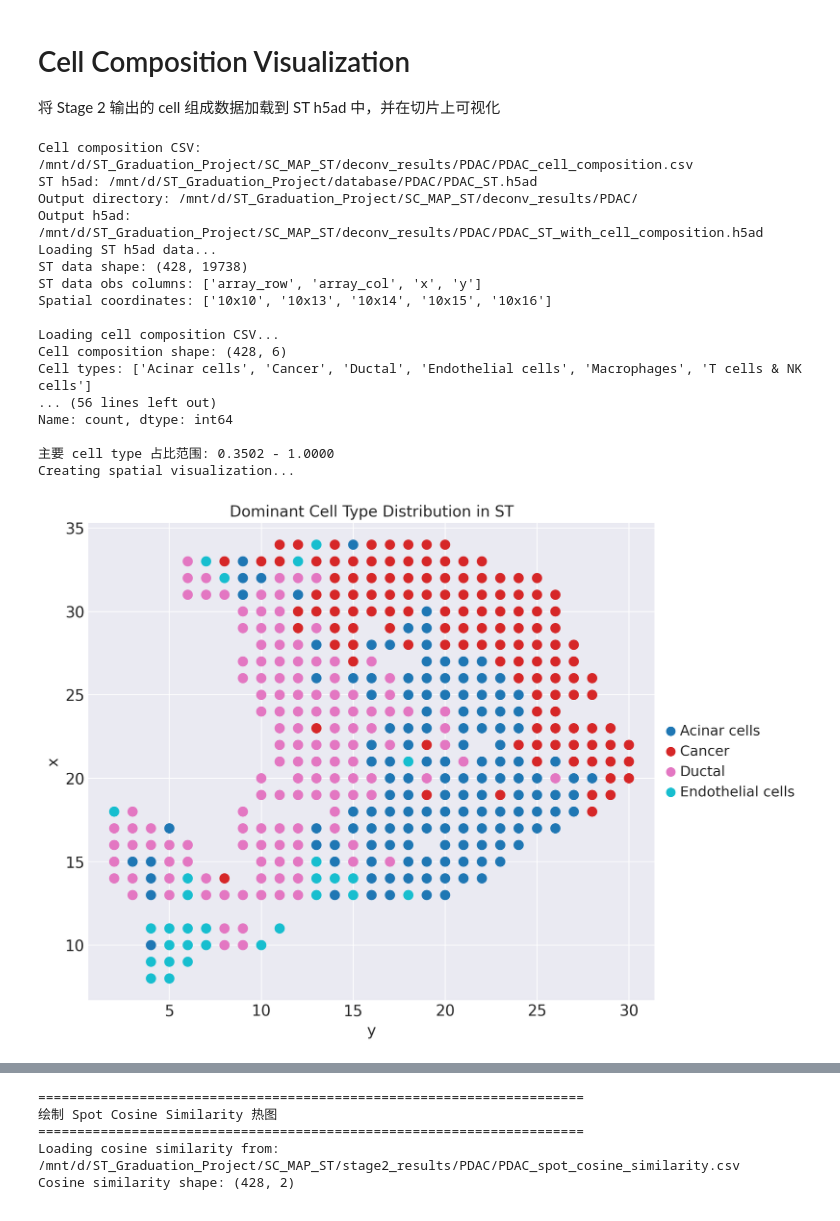
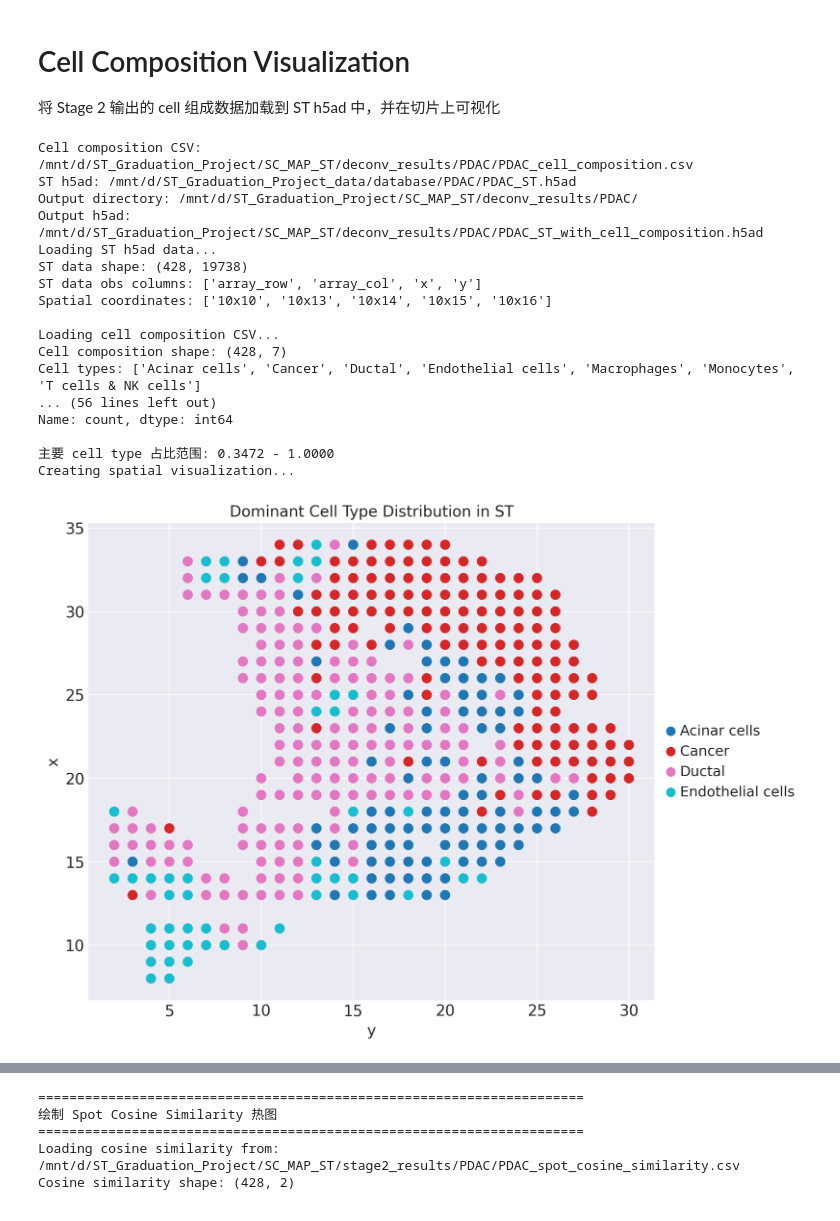
Before and after one commit to KuangQuanS/Spagraph, a Jupyter notebook: SC_MAP_ST/cell_compos_visual/cell_composition_visualization PADC.ipynb, the cells around one changed output, grey strips where cells are left out. Cells and saved outputs as stored; diff of their text form; code cells hidden in the pictures.

```diff
--- a/SC_MAP_ST/cell_compos_visual/cell_composition_visualization PADC.ipynb
+++ b/SC_MAP_ST/cell_compos_visual/cell_composition_visualization PADC.ipynb
@@ -21,7 +21,7 @@ sns.set_palette("husl")
 cell_composition_csv = "/mnt/d/ST_Graduation_Project/SC_MAP_ST/deconv_results/PDAC/PDAC_cell_composition.csv"
 
 # ST h5ad 文件路径
-st_h5ad_path = "/mnt/d/ST_Graduation_Project/database/PDAC/PDAC_ST.h5ad"
+st_h5ad_path = "/mnt/d/ST_Graduation_Project_data/database/PDAC/PDAC_ST.h5ad"
 
 # 输出路径
 output_dir = "/mnt/d/ST_Graduation_Project/SC_MAP_ST/deconv_results/PDAC/"
@@ -109,38 +109,38 @@ sc.pl.scatter(
     y='x',
     color='dominant_cell_type',
     size=350,
     title='Dominant Cell Type Distribution in ST',
     palette='tab10'
 )
 
 
 # # 绘图
 # sc.pl.spatial(
 #     adata_subset,
 #     color='dominant_cell_type',
 #     size=1.5,
 #     title='Dominant Cell Type Distribution in ST',
 #     show=True
 # )
 # %% [output]
 Cell composition CSV: /mnt/d/ST_Graduation_Project/SC_MAP_ST/deconv_results/PDAC/PDAC_cell_composition.csv
-ST h5ad: /mnt/d/ST_Graduation_Project/database/PDAC/PDAC_ST.h5ad
+ST h5ad: /mnt/d/ST_Graduation_Project_data/database/PDAC/PDAC_ST.h5ad
 Output directory: /mnt/d/ST_Graduation_Project/SC_MAP_ST/deconv_results/PDAC/
 Output h5ad: /mnt/d/ST_Graduation_Project/SC_MAP_ST/deconv_results/PDAC/PDAC_ST_with_cell_composition.h5ad
 Loading ST h5ad data...
 ST data shape: (428, 19738)
 ST data obs columns: ['array_row', 'array_col', 'x', 'y']
 Spatial coordinates: ['10x10', '10x13', '10x14', '10x15', '10x16']
 
 Loading cell composition CSV...
-Cell composition shape: (428, 6)
-Cell types: ['Acinar cells', 'Cancer', 'Ductal', 'Endothelial cells', 'Macrophages', 'T cells & NK cells']
+Cell composition shape: (428, 7)
+Cell types: ['Acinar cells', 'Cancer', 'Ductal', 'Endothelial cells', 'Macrophages', 'Monocytes', 'T cells & NK cells']
 ... (56 lines left out)
 Name: count, dtype: int64
 
-主要 cell type 占比范围: 0.3502 - 1.0000
+主要 cell type 占比范围: 0.3472 - 1.0000
 Creating spatial visualization...
-[figure, old version]
+[figure, new version]
 # %%
 # 在组织切片背景上为每个 cell type 绘制热图
 print("="*70)
```
Also changed, not shown: parts of 1 cell of this notebook, 11 other files.
